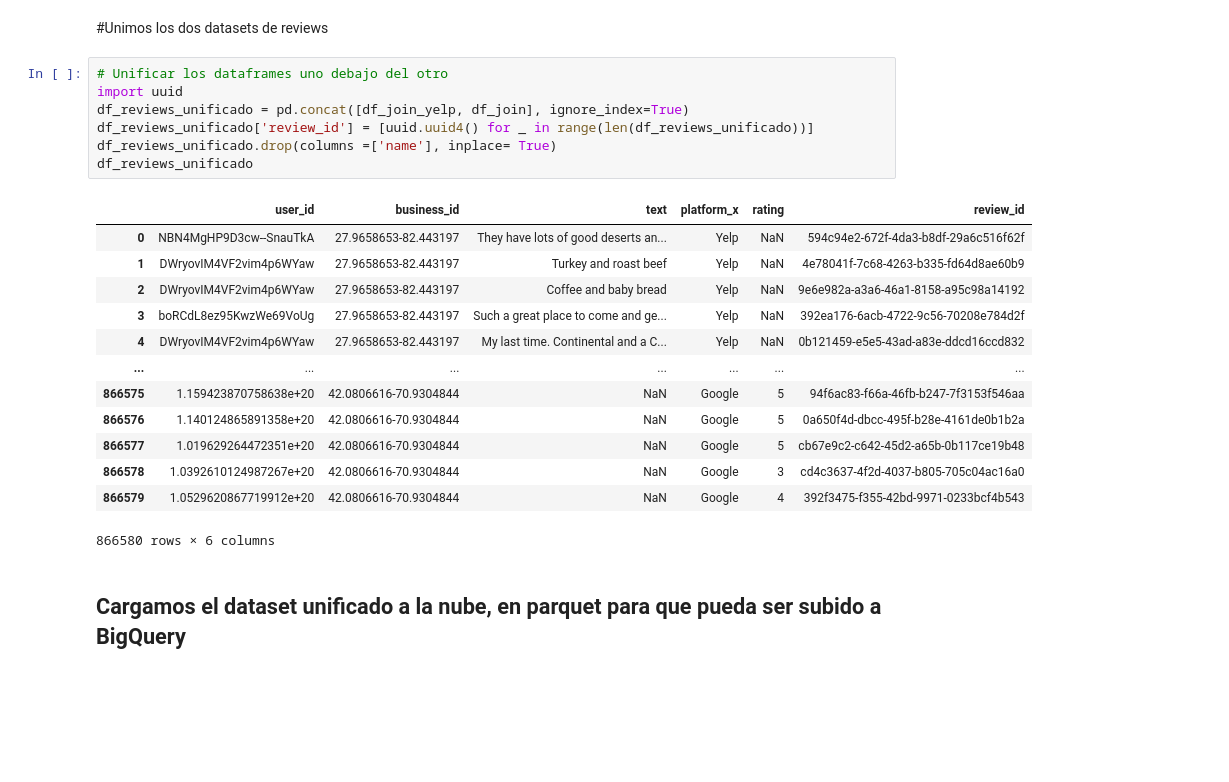
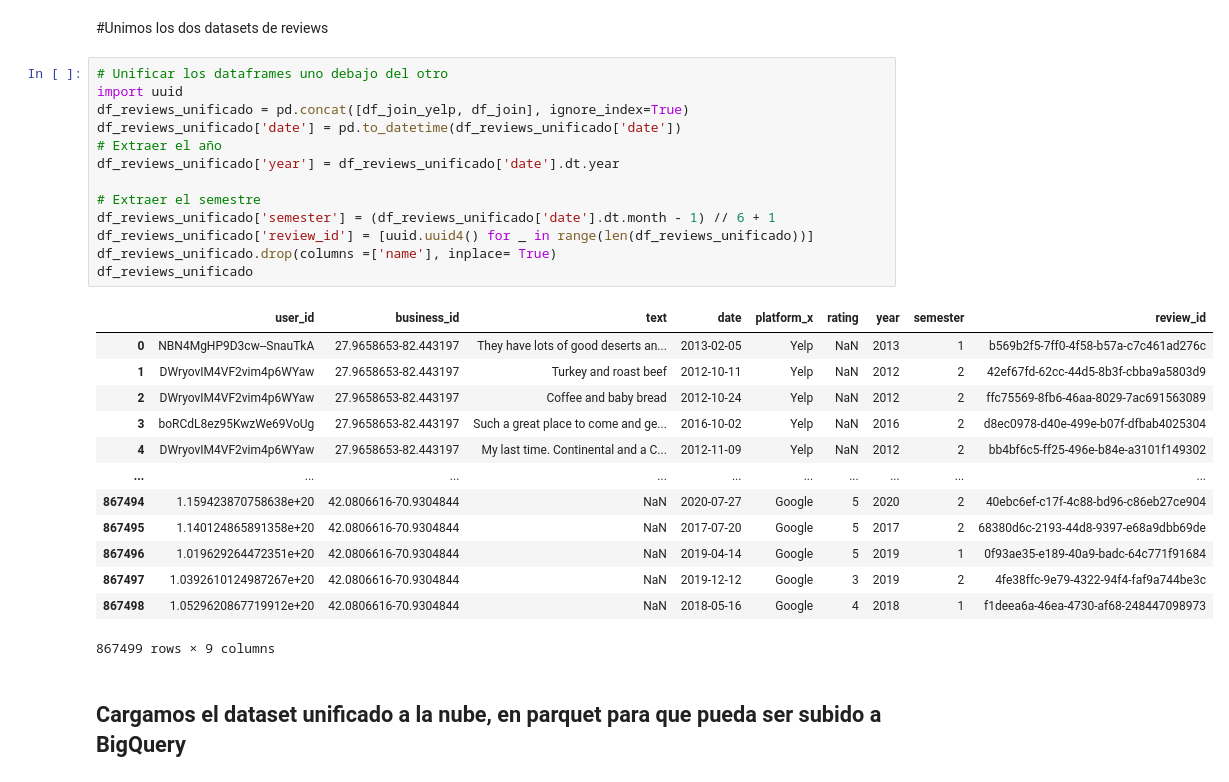
Before and after one commit to LucaTraversa17/ProyectoFinalHenry, a Jupyter notebook: ETL/ETL_UnificacionTablas.ipynb, the cells around one changed output. Cells and saved outputs as stored; diff of their text form; blank space fills up the shorter version.

Commit message:
Agrega columna fecha en los comentarios

```diff
--- a/ETL/ETL_UnificacionTablas.ipynb
+++ b/ETL/ETL_UnificacionTablas.ipynb
@@ -280,24 +280,30 @@ df_join_yelp.head()
 # %%
 # Unificar los dataframes uno debajo del otro
 import uuid
 df_reviews_unificado = pd.concat([df_join_yelp, df_join], ignore_index=True)
+df_reviews_unificado['date'] = pd.to_datetime(df_reviews_unificado['date'])
+# Extraer el año
+df_reviews_unificado['year'] = df_reviews_unificado['date'].dt.year
+
+# Extraer el semestre
+df_reviews_unificado['semester'] = (df_reviews_unificado['date'].dt.month - 1) // 6 + 1
 df_reviews_unificado['review_id'] = [uuid.uuid4() for _ in range(len(df_reviews_unificado))]
 df_reviews_unificado.drop(columns =['name'], inplace= True)
 df_reviews_unificado
 # %% [output]
-|  | user_id | business_id | text | platform_x | rating | review_id |
-| 0 | NBN4MgHP9D3cw--SnauTkA | 27.9658653-82.443197 | They have lots of good deserts an... | Yelp | NaN | 594c94e2-672f-4da3-b8df-29a6c516f62f |
-| 1 | DWryovIM4VF2vim4p6WYaw | 27.9658653-82.443197 | Turkey and roast beef | Yelp | NaN | 4e78041f-7c68-4263-b335-fd64d8ae60b9 |
-| 2 | DWryovIM4VF2vim4p6WYaw | 27.9658653-82.443197 | Coffee and baby bread | Yelp | NaN | 9e6e982a-a3a6-46a1-8158-a95c98a14192 |
-| 3 | boRCdL8ez95KwzWe69VoUg | 27.9658653-82.443197 | Such a great place to come and ge... | Yelp | NaN | 392ea176-6acb-4722-9c56-70208e784d2f |
-| 4 | DWryovIM4VF2vim4p6WYaw | 27.9658653-82.443197 | My last time. Continental and a C... | Yelp | NaN | 0b121459-e5e5-43ad-a83e-ddcd16ccd832 |
-| ... | ... | ... | ... | ... | ... | ... |
-| 866575 | 1.159423870758638e+20 | 42.0806616-70.9304844 | NaN | Google | 5 | 94f6ac83-f66a-46fb-b247-7f3153f546aa |
-| 866576 | 1.140124865891358e+20 | 42.0806616-70.9304844 | NaN | Google | 5 | 0a650f4d-dbcc-495f-b28e-4161de0b1b2a |
-| 866577 | 1.019629264472351e+20 | 42.0806616-70.9304844 | NaN | Google | 5 | cb67e9c2-c642-45d2-a65b-0b117ce19b48 |
-| 866578 | 1.0392610124987267e+20 | 42.0806616-70.9304844 | NaN | Google | 3 | cd4c3637-4f2d-4037-b805-705c04ac16a0 |
-| 866579 | 1.0529620867719912e+20 | 42.0806616-70.9304844 | NaN | Google | 4 | 392f3475-f355-42bd-9971-0233bcf4b543 |
+|  | user_id | business_id | text | date | platform_x | rating | year | semester | review_id |
+| 0 | NBN4MgHP9D3cw--SnauTkA | 27.9658653-82.443197 | They have lots of good deserts an... | 2013-02-05 | Yelp | NaN | 2013 | 1 | b569b2f5-7ff0-4f58-b57a-c7c461ad276c |
+| 1 | DWryovIM4VF2vim4p6WYaw | 27.9658653-82.443197 | Turkey and roast beef | 2012-10-11 | Yelp | NaN | 2012 | 2 | 42ef67fd-62cc-44d5-8b3f-cbba9a5803d9 |
+| 2 | DWryovIM4VF2vim4p6WYaw | 27.9658653-82.443197 | Coffee and baby bread | 2012-10-24 | Yelp | NaN | 2012 | 2 | ffc75569-8fb6-46aa-8029-7ac691563089 |
+| 3 | boRCdL8ez95KwzWe69VoUg | 27.9658653-82.443197 | Such a great place to come and ge... | 2016-10-02 | Yelp | NaN | 2016 | 2 | d8ec0978-d40e-499e-b07f-dfbab4025304 |
+| 4 | DWryovIM4VF2vim4p6WYaw | 27.9658653-82.443197 | My last time. Continental and a C... | 2012-11-09 | Yelp | NaN | 2012 | 2 | bb4bf6c5-ff25-496e-b84e-a3101f149302 |
+| ... | ... | ... | ... | ... | ... | ... | ... | ... | ... |
+| 867494 | 1.159423870758638e+20 | 42.0806616-70.9304844 | NaN | 2020-07-27 | Google | 5 | 2020 | 2 | 40ebc6ef-c17f-4c88-bd96-c86eb27ce904 |
+| 867495 | 1.140124865891358e+20 | 42.0806616-70.9304844 | NaN | 2017-07-20 | Google | 5 | 2017 | 2 | 68380d6c-2193-44d8-9397-e68a9dbb69de |
+| 867496 | 1.019629264472351e+20 | 42.0806616-70.9304844 | NaN | 2019-04-14 | Google | 5 | 2019 | 1 | 0f93ae35-e189-40a9-badc-64c771f91684 |
+| 867497 | 1.0392610124987267e+20 | 42.0806616-70.9304844 | NaN | 2019-12-12 | Google | 3 | 2019 | 2 | 4fe38ffc-9e79-4322-94f4-faf9a744be3c |
+| 867498 | 1.0529620867719912e+20 | 42.0806616-70.9304844 | NaN | 2018-05-16 | Google | 4 | 2018 | 1 | f1deea6a-46ea-4730-af68-248447098973 |
-866580 rows × 6 columns
+867499 rows × 9 columns
 # %% [markdown]
 ## Cargamos el dataset unificado a la nube, en parquet para que pueda ser subido a BigQuery
 # %%
```
Also changed, not shown: parts of 4 cells of this notebook.
